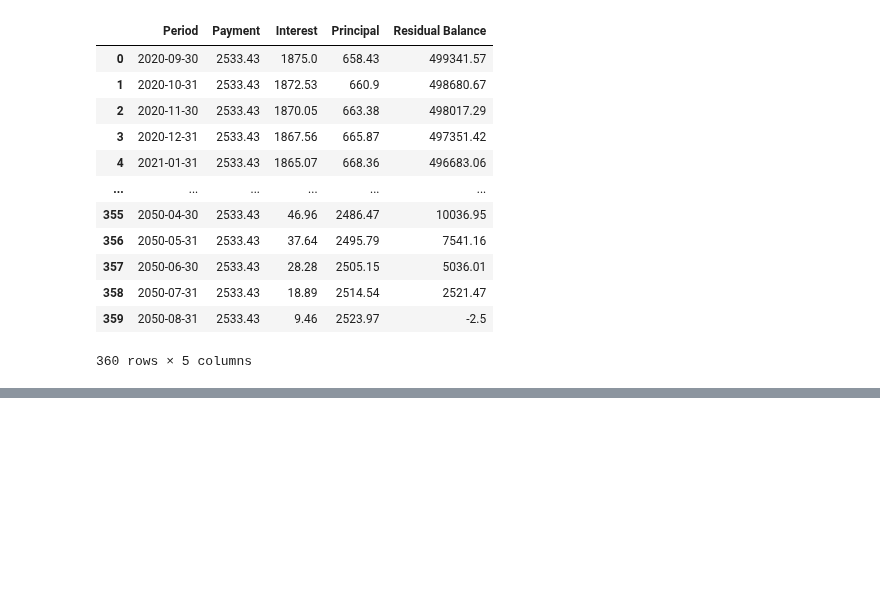
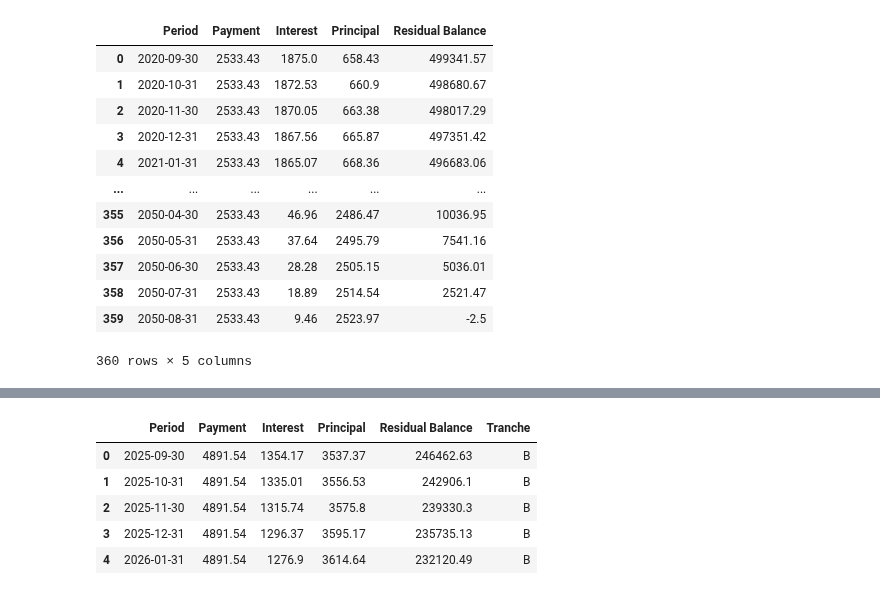
Before and after one commit to WickedoneC/Finance_Projects, a Jupyter notebook: ABS Sims.ipynb, the cells around one changed output, grey strips where cells are left out. Cells and saved outputs as stored; diff of their text form; code cells hidden in the pictures; blank space fills up the shorter version.

```diff
--- a/ABS Sims.ipynb
+++ b/ABS Sims.ipynb
@@ -407,0 +561,9 @@ create_pmnt_df(df)
+# %%
+loan_2.head()
+# %% [output]
+|  | Period | Payment | Interest | Principal | Residual Balance | Tranche |
+| 0 | 2025-09-30 | 4891.54 | 1354.17 | 3537.37 | 246462.63 | B |
+| 1 | 2025-10-31 | 4891.54 | 1335.01 | 3556.53 | 242906.1 | B |
+| 2 | 2025-11-30 | 4891.54 | 1315.74 | 3575.8 | 239330.3 | B |
+| 3 | 2025-12-31 | 4891.54 | 1296.37 | 3595.17 | 235735.13 | B |
+| 4 | 2026-01-31 | 4891.54 | 1276.9 | 3614.64 | 232120.49 | B |
```
Also changed, not shown: parts of 12 cells of this notebook.
